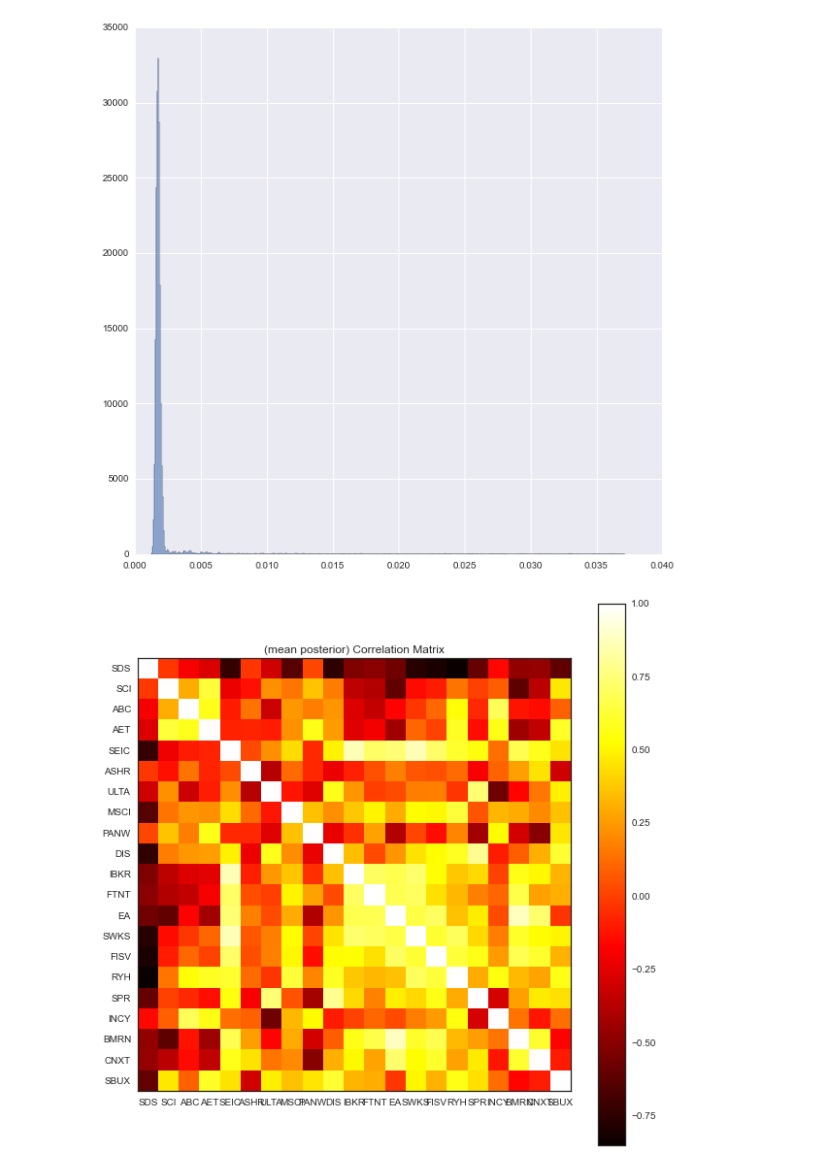
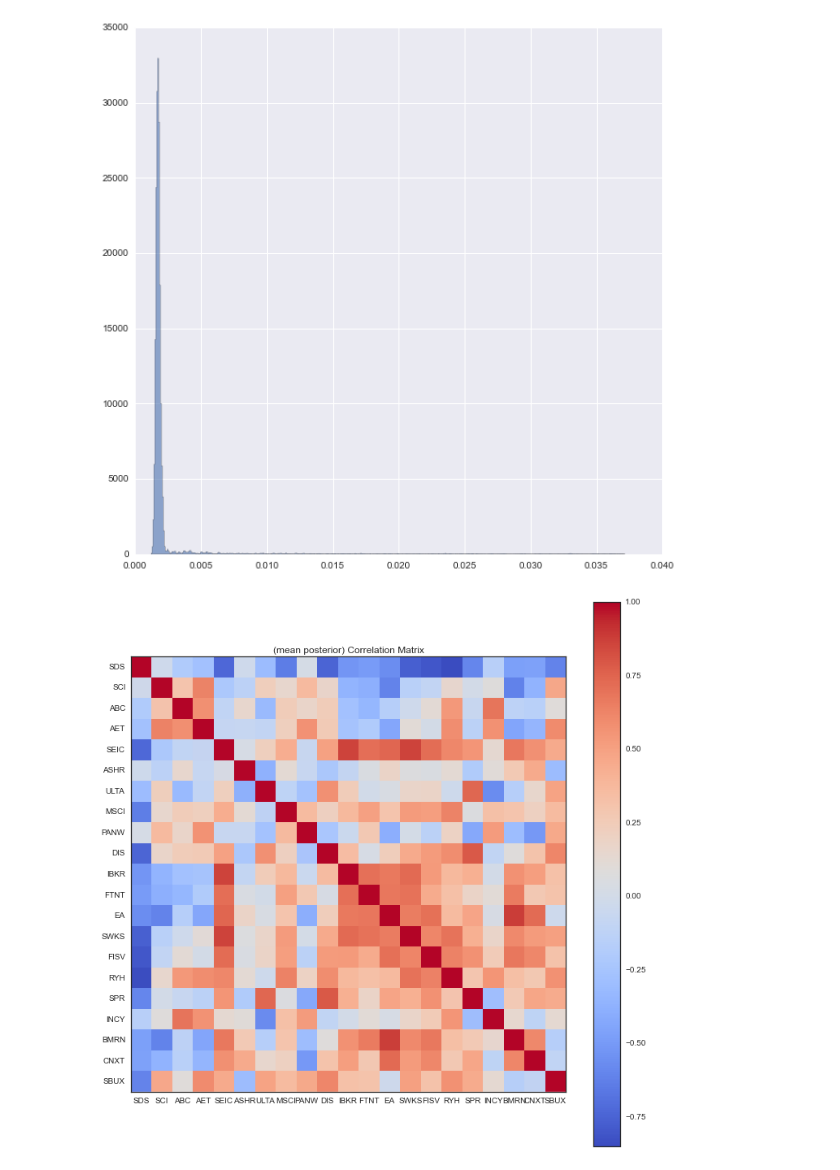
Before and after one commit to jonahwilliams/notebooks, a Jupyter notebook: independent_study/StockMarketAnalysisBayes.ipynb, the cells around one changed output. Drawn from its saved outputs; the diff is of its cells as text; code cells hidden in the pictures.

Commit message:
fixed graphs

```diff
--- a/independent_study/StockMarketAnalysisBayes.ipynb
+++ b/independent_study/StockMarketAnalysisBayes.ipynb
@@ -265,16 +265,16 @@ plt.show()
 # %%
 cov_samples = M.trace("inv_cov_matrix")[:]
 sns.set_style("white")
 cov = np.linalg.inv(np.mean(cov_samples, axis=0))
 cor = cov2corr(cov)
 
-plt.figure(figsize=(10, 10))
+plt.figure(figsize=(12, 12))
 plt.imshow(cor, interpolation="none",
-           cmap=plt.cm.hot)
+           cmap=plt.cm.coolwarm)
 plt.colorbar(orientation="vertical")
 plt.title("(mean posterior) Correlation Matrix")
 plt.xticks(np.arange(21), portfolio.Ticker.values)
 plt.yticks(np.arange(21), portfolio.Ticker.values)
 plt.show()
 # %% [output]
-[figure, old version]
+[figure, new version]
```
